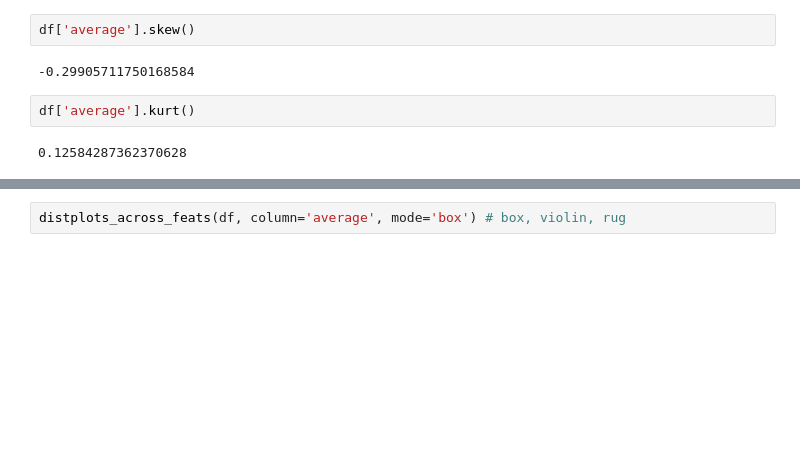
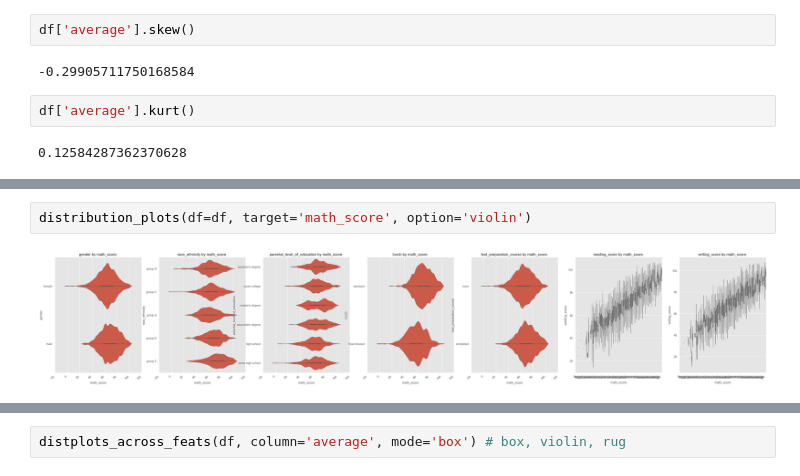
Before and after one commit to badutka/ml-app, a Jupyter notebook: research/validation.ipynb, the cells around one changed output, grey strips where cells are left out. Saved outputs shown, nothing was run; the diff lists cells and outputs as text; blank space fills up the shorter version.

```diff
--- a/research/validation.ipynb
+++ b/research/validation.ipynb
@@ -119,0 +229,4 @@ histograms_across_feats(df, column='race_ethnicity')
+# %%
+distribution_plots(df=df, target='math_score', option='violin')
+# %% [output]
+[figure, added]
```
Also changed, not shown: parts of 17 cells of this notebook.
